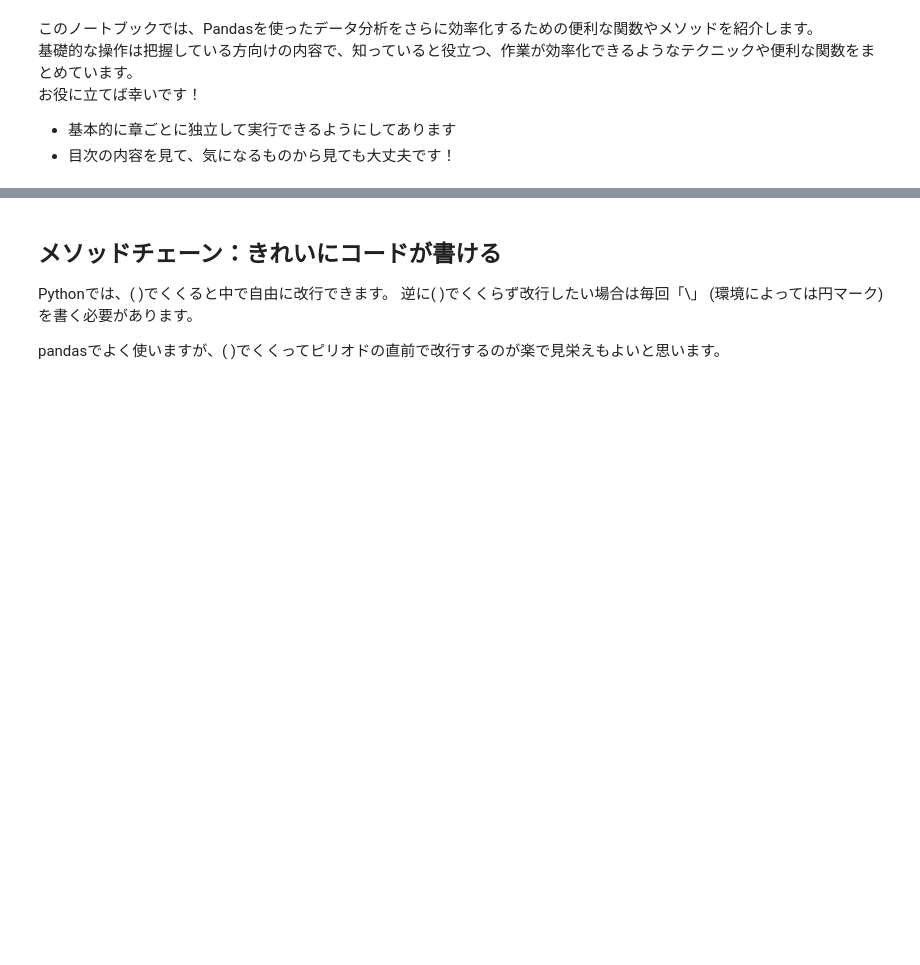
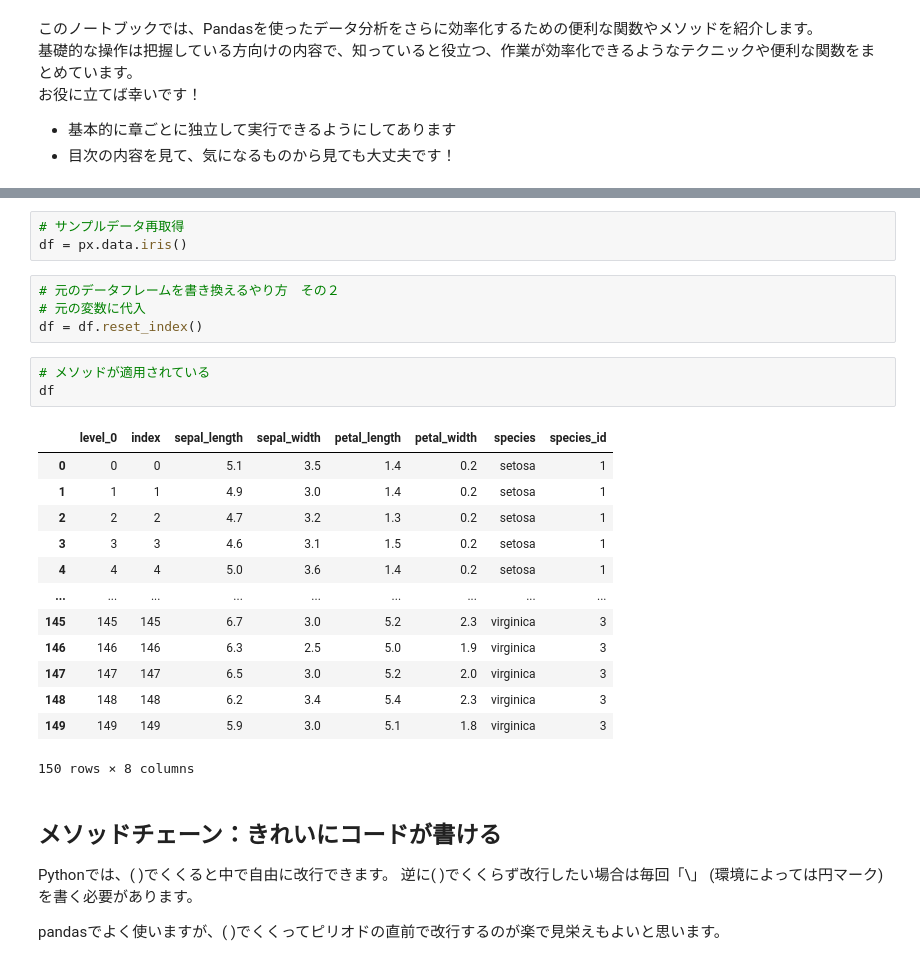
Before and after one commit to abay-qkt/pandas-tips-collection, a Jupyter notebook: pandas_tips_collection.ipynb, the cells around one changed output, grey strips where cells are left out. Cells and saved outputs as stored; diff of their text form; blank space fills up the shorter version.

```diff
--- a/pandas_tips_collection.ipynb
+++ b/pandas_tips_collection.ipynb
@@ -15,3 +90,27 @@
+# %%
+# サンプルデータ再取得
+df = px.data.iris()
+# %%
+# 元のデータフレームを書き換えるやり方　その２
+# 元の変数に代入
+df = df.reset_index()
+# %%
+# メソッドが適用されている
+df
+# %% [output]
+|  | level_0 | index | sepal_length | sepal_width | petal_length | petal_width | species | species_id |
+| 0 | 0 | 0 | 5.1 | 3.5 | 1.4 | 0.2 | setosa | 1 |
+| 1 | 1 | 1 | 4.9 | 3.0 | 1.4 | 0.2 | setosa | 1 |
+| 2 | 2 | 2 | 4.7 | 3.2 | 1.3 | 0.2 | setosa | 1 |
+| 3 | 3 | 3 | 4.6 | 3.1 | 1.5 | 0.2 | setosa | 1 |
+| 4 | 4 | 4 | 5.0 | 3.6 | 1.4 | 0.2 | setosa | 1 |
+| ... | ... | ... | ... | ... | ... | ... | ... | ... |
+| 145 | 145 | 145 | 6.7 | 3.0 | 5.2 | 2.3 | virginica | 3 |
+| 146 | 146 | 146 | 6.3 | 2.5 | 5.0 | 1.9 | virginica | 3 |
+| 147 | 147 | 147 | 6.5 | 3.0 | 5.2 | 2.0 | virginica | 3 |
+| 148 | 148 | 148 | 6.2 | 3.4 | 5.4 | 2.3 | virginica | 3 |
+| 149 | 149 | 149 | 5.9 | 3.0 | 5.1 | 1.8 | virginica | 3 |
+150 rows × 8 columns
 # %% [markdown]
 ## メソッドチェーン：きれいにコードが書ける
 Pythonでは、( )でくくると中で自由に改行できます。
```
Also changed, not shown: parts of 18 cells of this notebook.
